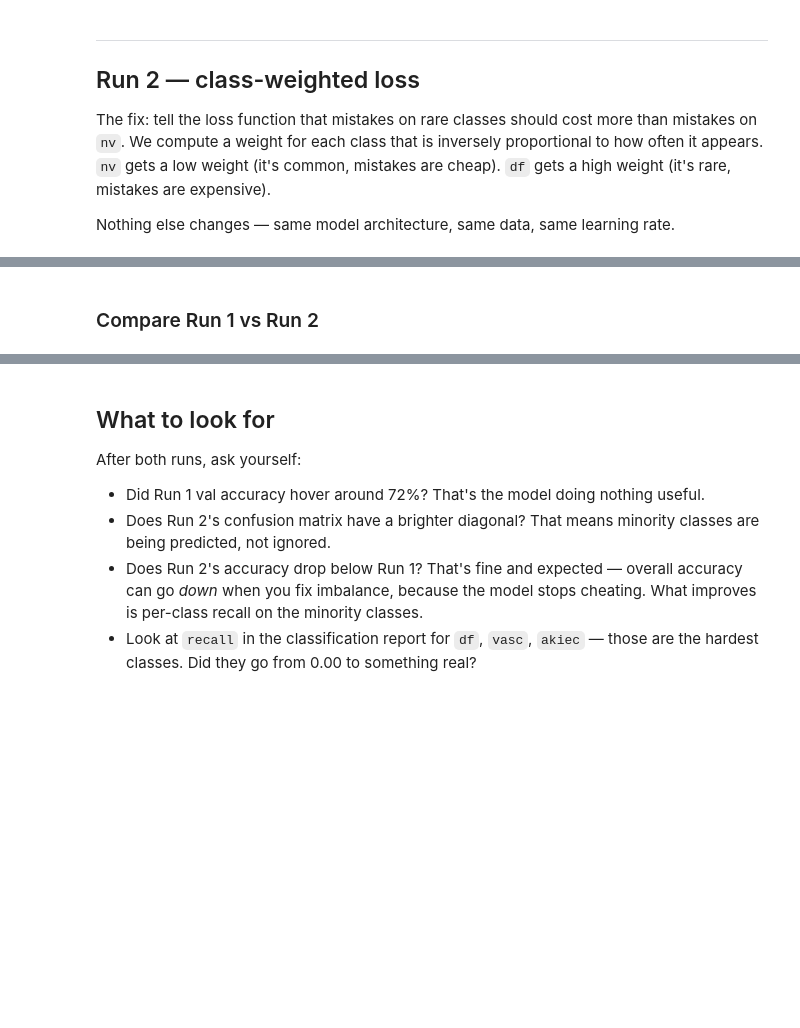
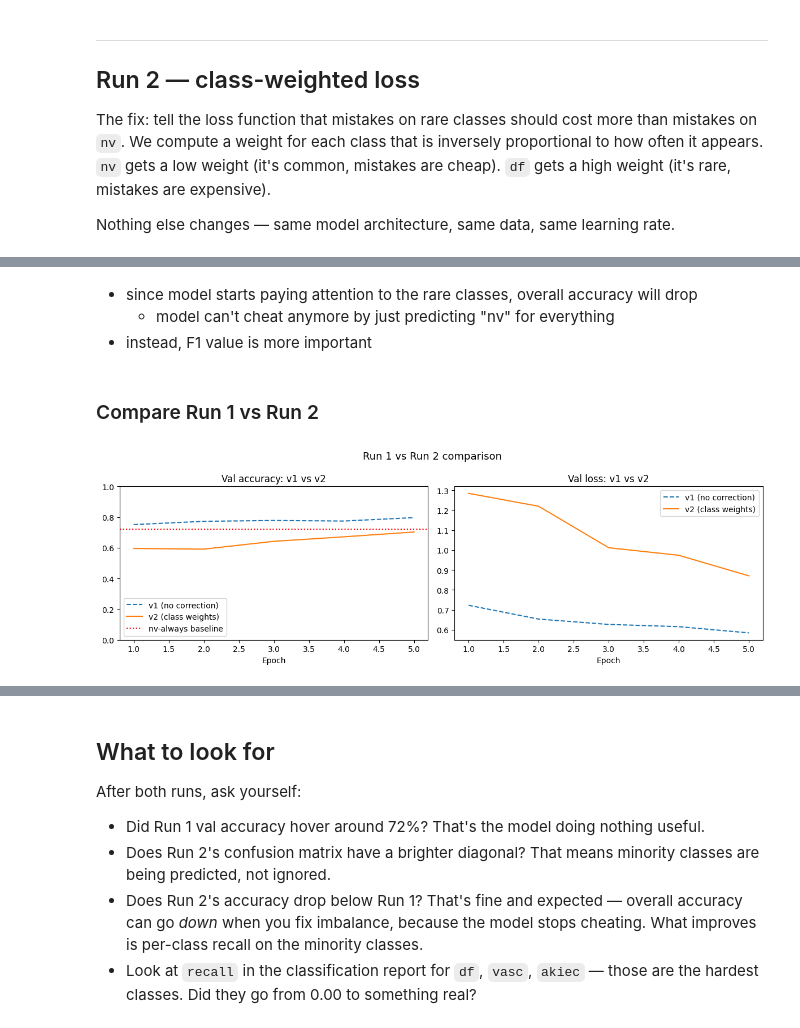
Before and after one commit to yjkong04/neonatal-ml-learning, a Jupyter notebook: projects/kramer-classifier/notebooks/02-baseline-resnet.ipynb, the cells around one changed output, grey strips where cells are left out. Drawn from its saved outputs; the diff is of its cells as text; code cells hidden in the pictures; blank space fills up the shorter version.

```diff
--- a/projects/kramer-classifier/notebooks/02-baseline-resnet.ipynb
+++ b/projects/kramer-classifier/notebooks/02-baseline-resnet.ipynb
@@ -30,19 +32,3 @@ print('Device:', DEVICE)
 
 The dataloader reads images from `data/train/`, `data/val/`, `data/test/` and returns them in batches.
 It also tells us the class names in alphabetical order — that order matters when we read the confusion matrix later.
-# %%
-train_loader, val_loader, test_loader = get_dataloaders(DATA_DIR, batch_size=32)
-
-class_names = train_loader.dataset.classes
-num_classes = len(class_names)
-print('Classes:', class_names)
-print('Batches per epoch (train):', len(train_loader))
-
-# Majority-class baseline: accuracy a model gets by always predicting the most common class
-from pathlib import Path
-train_dir = Path(DATA_DIR) / 'train'
-class_counts = {cls: len(list((train_dir / cls).glob('*.jpg'))) for cls in class_names}
-total = sum(class_counts.values())
-majority_class = max(class_counts, key=class_counts.get)
-majority_baseline = class_counts[majority_class] / total
-print(f"Majority class: '{majority_class}' ({majority_baseline:.1%} of train) — the baseline to beat")
@@ -136,7 +202,7 @@ for cls, w in zip(class_names, weights):
 # %%
 import torch.nn as nn
 
-model_v2 = build_model(num_classes=num_classes, backbone='resnet18', freeze_backbone=True)
+model_v2 = build_model(num_classes=num_classes, backbone='resnet50', freeze_backbone=True)
 model_v2 = model_v2.to(DEVICE)
 
 optimizer = torch.optim.Adam(
@@ -188,27 +262,33 @@ print(f"\nBest val acc: {best_val_acc:.4f}")
+# %% [markdown]
+- since model starts paying attention to the rare classes, overall accuracy will drop
+    - model can't cheat anymore by just predicting "nv" for everything
+- instead, F1 value is more important
 # %% [markdown]
 ### Compare Run 1 vs Run 2
 # %%
 fig, axes = plt.subplots(1, 2, figsize=(12, 4))
 epochs = range(1, 6)
 
 axes[0].plot(epochs, history_v1['val_acc'], label='v1 (no correction)', linestyle='--')
 axes[0].plot(epochs, history_v2['val_acc'], label='v2 (class weights)')
-axes[0].axhline(majority_baseline, linestyle=':', color='red', label=f'{majority_class}-always baseline ({majority_baseline:.0%})')
+axes[0].axhline(0.72, linestyle=':', color='red', label='nv-always baseline')
 axes[0].set_title('Val accuracy: v1 vs v2')
 axes[0].set_xlabel('Epoch')
 axes[0].set_ylim(0, 1)
 axes[0].legend()
 
 axes[1].plot(epochs, history_v1['val_loss'], label='v1 (no correction)', linestyle='--')
 axes[1].plot(epochs, history_v2['val_loss'], label='v2 (class weights)')
 axes[1].set_title('Val loss: v1 vs v2')
 axes[1].set_xlabel('Epoch')
 axes[1].legend()
 
 plt.suptitle('Run 1 vs Run 2 comparison', fontsize=13)
 plt.tight_layout()
 plt.savefig(RESULTS_DIR + '/comparison.png', dpi=150)
 plt.show()
+# %% [output]
+[figure, added]
 # %%
 model_v2.eval()
 
```
Also changed, not shown: parts of 13 cells of this notebook, 1 other file.
